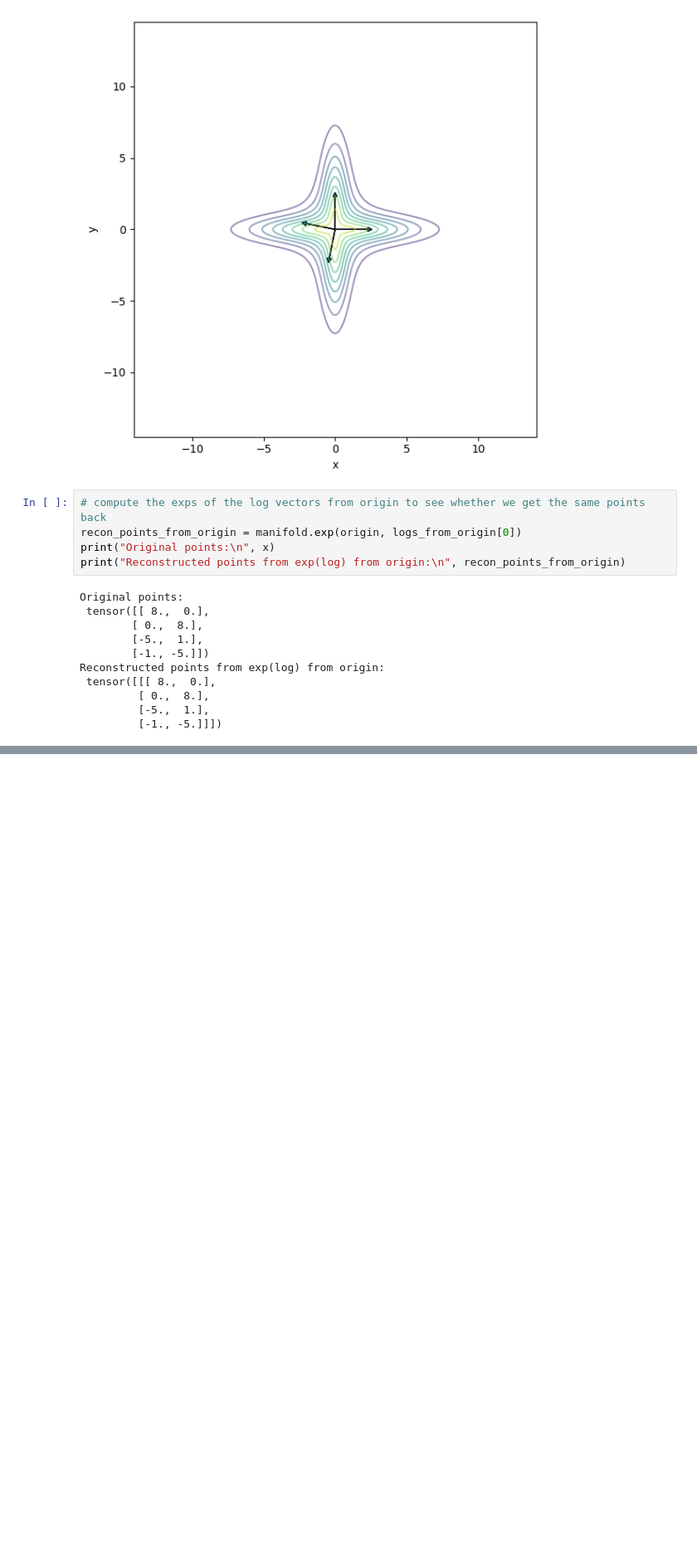
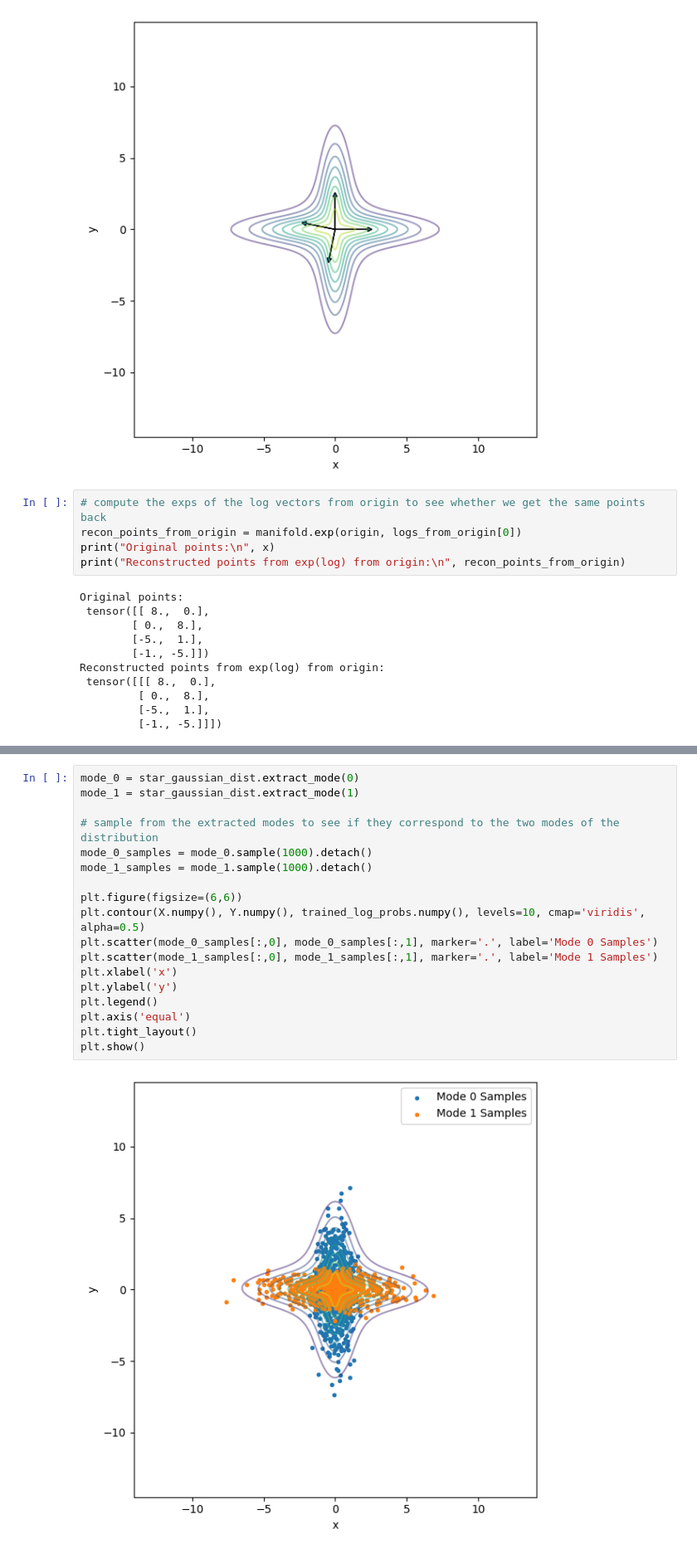
Before and after one commit to wdiepeveen/Riemannian-Archetypal-Analysis, a Jupyter notebook: bimodal_rho_test.ipynb, the cells around one changed output, grey strips where cells are left out. Shown at 83% size. Saved outputs shown, nothing was run; the diff lists cells and outputs as text; blank space fills up the shorter version.

```diff
--- a/bimodal_rho_test.ipynb
+++ b/bimodal_rho_test.ipynb
@@ -192,0 +281,20 @@ Reconstructed points from exp(log) from origin:
+# %%
+mode_0 = star_gaussian_dist.extract_mode(0)
+mode_1 = star_gaussian_dist.extract_mode(1)
+
+# sample from the extracted modes to see if they correspond to the two modes of the distribution
+mode_0_samples = mode_0.sample(1000).detach()
+mode_1_samples = mode_1.sample(1000).detach()
+
+plt.figure(figsize=(6,6))
+plt.contour(X.numpy(), Y.numpy(), trained_log_probs.numpy(), levels=10, cmap='viridis', alpha=0.5)
+plt.scatter(mode_0_samples[:,0], mode_0_samples[:,1], marker='.', label='Mode 0 Samples')
+plt.scatter(mode_1_samples[:,0], mode_1_samples[:,1], marker='.', label='Mode 1 Samples')
+plt.xlabel('x')
+plt.ylabel('y')
+plt.legend()
+plt.axis('equal')
+plt.tight_layout()
+plt.show()
+# %% [output]
+[figure, added]
```
Also changed, not shown: parts of 11 cells of this notebook, 9 other files.
